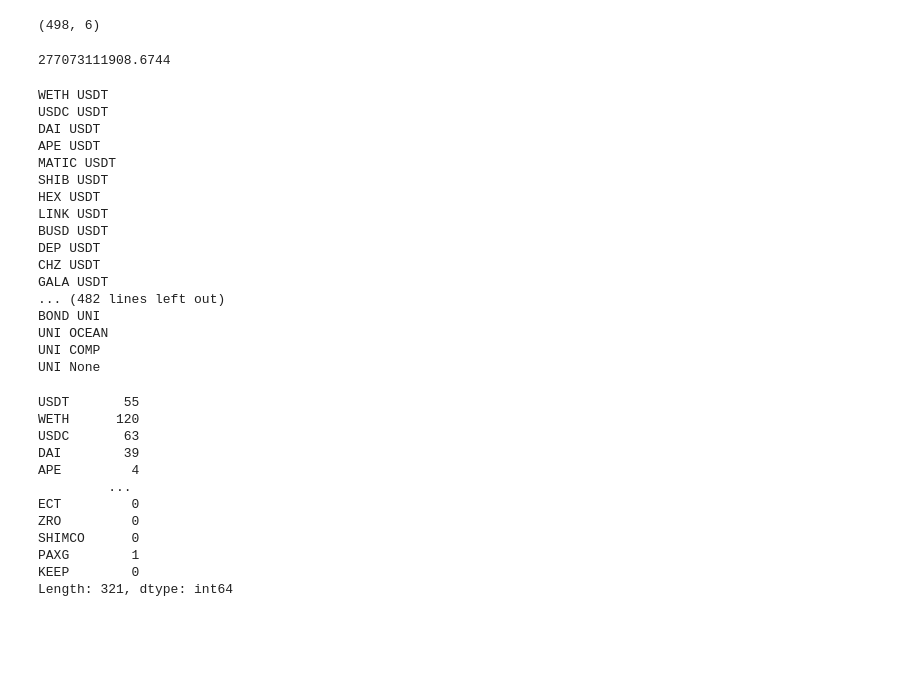
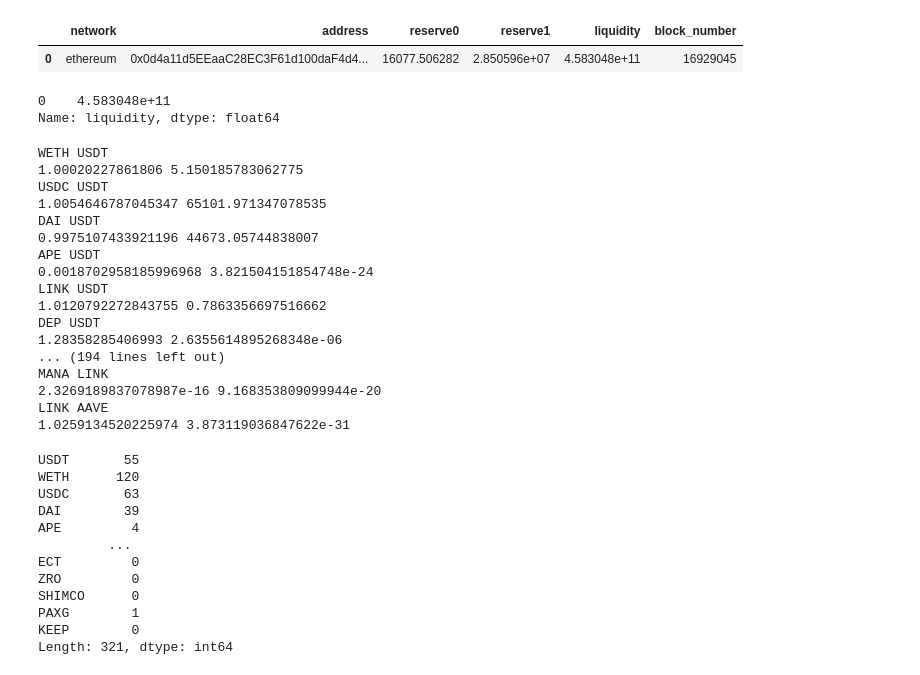
Before and after one commit to glebzverev/go-pool-indexer, a Jupyter notebook: python/Analyze.ipynb, the cells around one changed output. Saved outputs shown, nothing was run; the diff lists cells and outputs as text; code cells hidden in the pictures; blank space fills up the shorter version.

```diff
--- a/python/Analyze.ipynb
+++ b/python/Analyze.ipynb
@@ -9,3 +12,5 @@ conn = psycopg2.connect(dbname='diplom', user='diplomant',
                         password='diplomant', host='localhost')
 
 downloader = Downloader(conn)
+# %%
+reserve = downloader.get_reserves_by_block("ethereum", 16929045)
@@ -15,17 +22,24 @@ tokens_df = downloader.get_tokens_list_DB()
 tokens={i:tokens_df.loc[tokens_df.symbol==i].address.values[0] for i in tokens_df.symbol.unique() if tokens_df.loc[tokens_df.symbol==i].shape[0]==1}
 # %%
 pools = downloader.get_pools_list_DB()
-pools.shape
+for index, row in pools.iterrows():
+    pools.loc[index]["last_reserve_update"] = reserve.loc[reserve.address == pools.loc[index,"address"]]
+
+# pools.loc[0].last_reserve_update
-# %% [output]
-(498, 6)
+# %%
+pools.last_reserve_update[0]
+# %% [output]
+|  | network | address | reserve0 | reserve1 | liquidity | block_number |
+| 0 | ethereum | 0x0d4a11d5EEaaC28EC3F61d100daF4d4... | 16077.506282 | 2.850596e+07 | 4.583048e+11 | 16929045 |
 # %%
 def inPool(address: str, pool: pd.Series) -> bool:
     return address==pool.token0_address["Address"] or address==pool.token1_address["Address"]
 
 # [inPool(tokens[0], i) for _,i  in pools.iterrows()]
-pools.last_reserve_update.iloc[0]['Liquidity']
+pools.last_reserve_update.iloc[0]['liquidity']
 # %% [output]
-277073111908.6744
+0    4.583048e+11
+Name: liquidity, dtype: float64
 # %%
 def keyByValue(dictionary, item):
     for name, age in dictionary.items():  # for name, age in dictionary.iteritems():  (for Python 2.x)
@@ -36,15 +50,19 @@ class Pool:
     def __init__ (self, addr, liq, res0, res1):
         self.address = addr
         self.liquidity = liq
-#         self.token0 = token0
-#         self.token1 = token1
         self.reserve0 = float(res0)
         self.reserve1 = float(res1)
 
     def __repr__(self)->str:
+        return self
+
+    def __str__(self)->str:
         return str(self.address+" "+self.liquidity+" "+ self.reserve0+" "+ self.reserve1)
 
+
     def __add__(self, pool):
+        if self.reserve0 != 0 and self.reserve1 != 0:
+            print((self.reserve0/self.reserve1)/(pool.reserve0/pool.reserve1), self.reserve0*self.reserve1/(pool.reserve0*pool.reserve1))
         self.reserve0 += pool.reserve0
         self.reserve1 += pool.reserve1
         self.liquidity = self.reserve0*self.reserve1
@@ -80,10 +98,16 @@ class Pools:
             self.Intersection + pool
 
     def __repr__(self)->str:
+        return self
+
+    def __str__(self)->str:
         return str(self.Intersection.reserve0)+" "+str(self.Intersection.reserve1)
 
     def zeroPool(self)->bool:
         return len(self.addresses)==0
+
+    def get(self):
+        return self
 
     def __len__(self)->int:
         return len(self.addresses)
@@ -102,16 +126,26 @@ class Pools:
 
 corr = pd.DataFrame(index=tokens, columns = tokens).fillna("undef")
 
-for _,i  in pools.iterrows():
-    token0 = i.token0_address['Address']
-    token1 = i.token1_address['Address']
+for _, i  in pools.iterrows():
+    if i.network is None:
+        continue
+    try:
+        token0Struct = i.token0_address
+        token0 = token0Struct['Address']
+        token1Struct = i.token1_address
+        token1 = token1Struct['Address']
+    except NameError as e:
+        print(e)
+        continue
+    if token0 is None or token1 is None:
+        continue
     address = i.address
-    resrve0 = i.last_reserve_update['Reserve0']
-    resrve1 = i.last_reserve_update['Reserve1']
-    liq = i.last_reserve_update['Liquidity']
+    resrve0 = i.last_reserve_update['reserve0']
+    resrve1 = i.last_reserve_update['reserve1']
+    liq = i.last_reserve_update['liquidity']
     token0_addr = keyByValue(tokens, token0)
     token1_addr = keyByValue(tokens, token1)
-    print(token0_addr, token1_addr)
+#     print(token0_addr, token1_addr)
     if (token0_addr is not None) and (token1_addr is not None):
         if  token0_addr!= token1_addr and corr.loc[token0_addr].loc[token1_addr]=='undef':
             pool = Pools()
@@ -123,6 +157,7 @@ for _,i  in pools.iterrows():
             corr.loc[token1_addr].loc[token0_addr] = pool
         else:
             pool = corr.loc[token0_addr].loc[token1_addr]
+            print(token0_addr, token1_addr)
             if token0_addr<token1_addr:
                 pool.put(address,liq, resrve0, resrve1)
             else:
@@ -130,22 +165,22 @@ for _,i  in pools.iterrows():
 #             pool.put(address,liq, resrve0, resrve1)
 # %% [output]
 WETH USDT
+1.00020227861806 5.150185783062775
 USDC USDT
+1.0054646787045347 65101.971347078535
 DAI USDT
+0.9975107433921196 44673.05744838007
 APE USDT
-MATIC USDT
-SHIB USDT
-HEX USDT
+0.0018702958185996968 3.821504151854748e-24
 LINK USDT
-BUSD USDT
+1.0120792272843755 0.7863356697516662
 DEP USDT
-CHZ USDT
-GALA USDT
-... (482 lines left out)
-BOND UNI
-UNI OCEAN
-UNI COMP
-UNI None
+1.28358285406993 2.6355614895268348e-06
+... (194 lines left out)
+MANA LINK
+2.3269189837078987e-16 9.168353809099944e-20
+LINK AAVE
+1.0259134520225974 3.873119036847622e-31
 # %%
 np.sum(corr!="undef")
 # %% [output]
```
Also changed, not shown: parts of 17 cells of this notebook, 5 other files.
